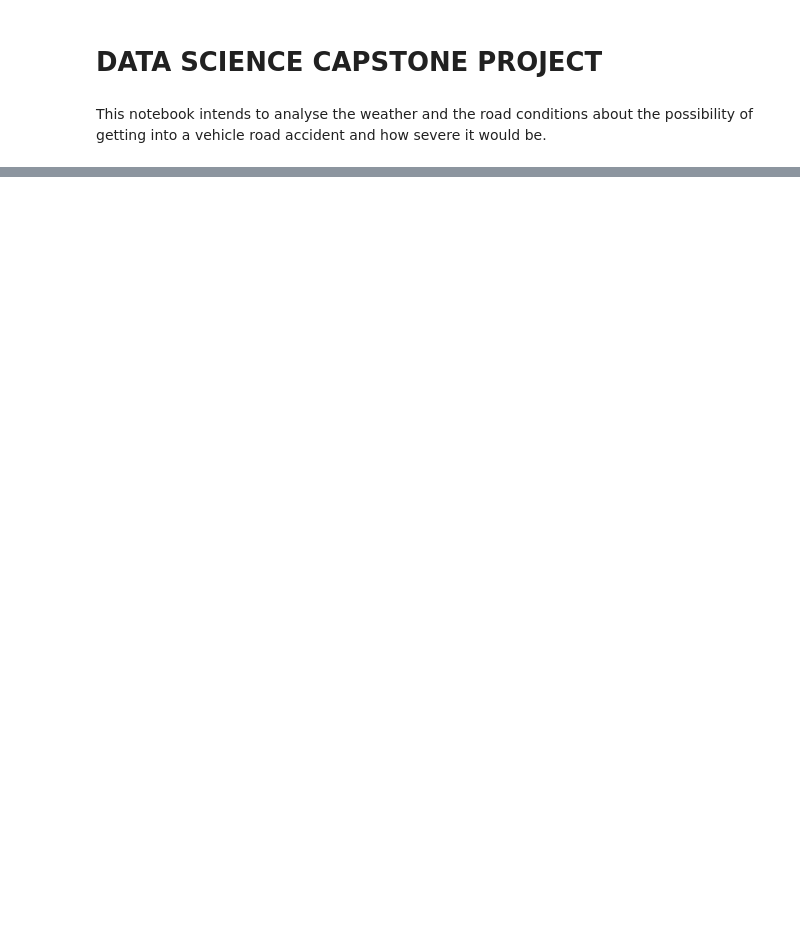
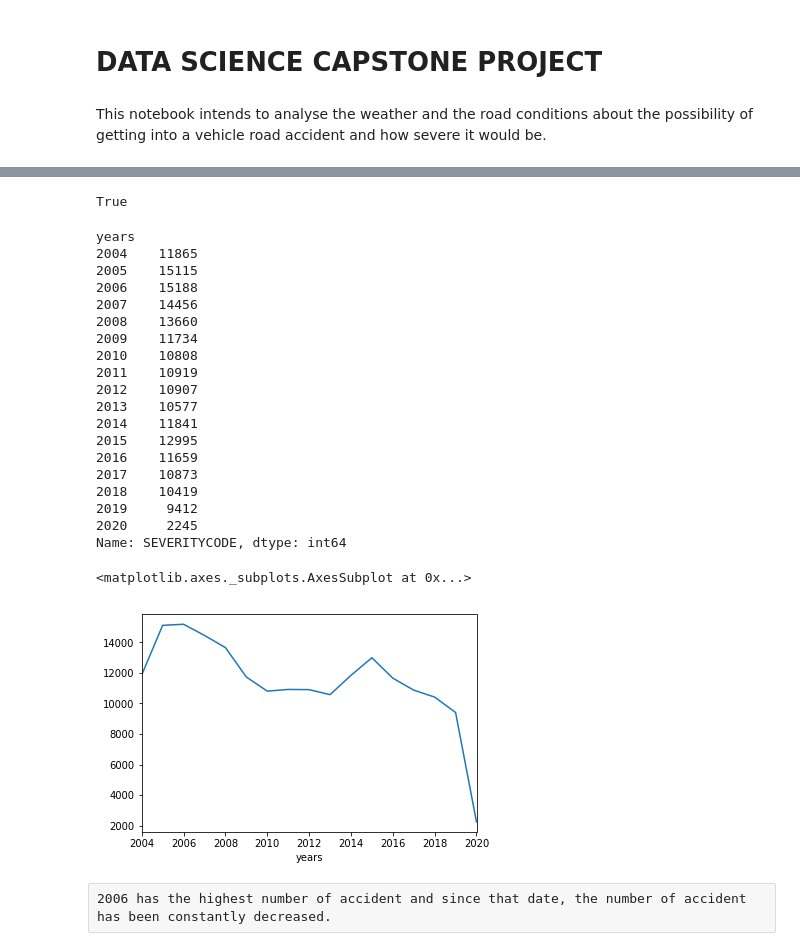
Before and after one commit to yolande22/Coursera_Capstone, a Jupyter notebook: Applied Data Science Capstone final project.ipynb, the cells around one changed output, grey strips where cells are left out. Drawn from its saved outputs; the diff is of its cells as text; code cells hidden in the pictures; blank space fills up the shorter version.

```diff
--- a/Applied Data Science Capstone final project.ipynb
+++ b/Applied Data Science Capstone final project.ipynb
@@ -95,0 +227,3 @@ Hello Capstone Project Course!
+# %%
+# Drop all high correlated variables
+df.drop(['SEVERITYCODE.1','INCKEY', 'COLDETKEY'] , axis=1,inplace=True)
@@ -95,0 +243,2 @@ Hello Capstone Project Course!
+# %%
+df.drop(['REPORTNO', 'OBJECTID'] , axis=1,inplace=True)
@@ -95,0 +254,2 @@ Hello Capstone Project Course!
+# %%
+df.drop(['X', 'Y', 'UNDERINFL', 'STATUS'] , axis=1,inplace=True)
@@ -95,0 +315,8 @@ Hello Capstone Project Course!
+# %%
+# Format the date
+
+df['INCDTTM'] = pd.to_datetime(df['INCDTTM'])
+df['days'] = df['INCDTTM'].dt.dayofweek
+df['years'], df['months'] = df['INCDTTM'].dt.year, df['INCDTTM'].dt.month
+df[['years','months', 'days']][0:5]
+#df['INCDATE'].equals(df['INCDTTM'])
@@ -95,0 +330,43 @@ Hello Capstone Project Course!
+# %%
+# let's examine the types of the column labels for data visualization
+all(isinstance(column, str) for column in df.columns)
+
+#For consistency, ensure that all column labels of type string
+# %% [output]
+True
+# %%
+# we are using the inline backend
+%matplotlib inline
+
+import matplotlib as mpl
+import matplotlib.pyplot as plt
+
+
+acc_year = df.groupby(['years'])['SEVERITYCODE'].count()
+
+print(acc_year)
+acc_year.plot()
+# %% [output]
+years
+2004    11865
+2005    15115
+2006    15188
+2007    14456
+2008    13660
+2009    11734
+2010    10808
+2011    10919
+2012    10907
+2013    10577
+2014    11841
+2015    12995
+2016    11659
+2017    10873
+2018    10419
+2019     9412
+2020     2245
+Name: SEVERITYCODE, dtype: int64
+<matplotlib.axes._subplots.AxesSubplot at 0x...>
+[figure, added]
+# %% [raw]
+2006 has the highest number of accident and since that date, the number of accident has been constantly decreased.
```
Also changed, not shown: parts of 63 cells of this notebook.
